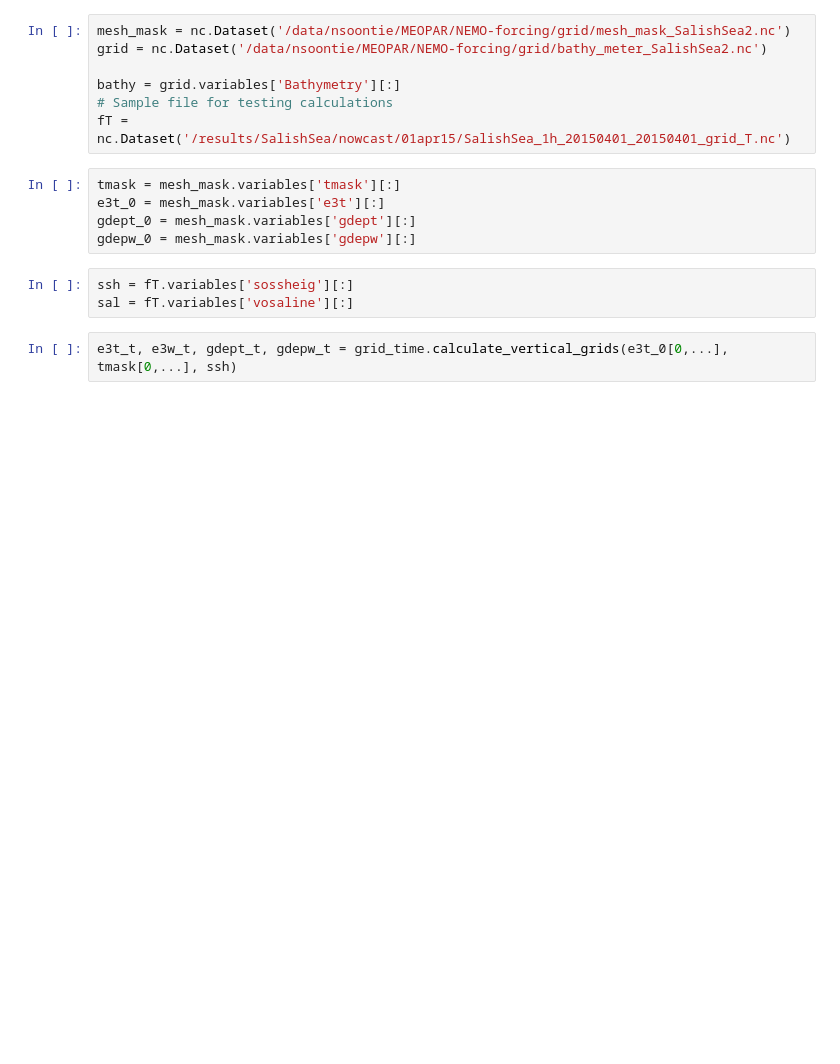
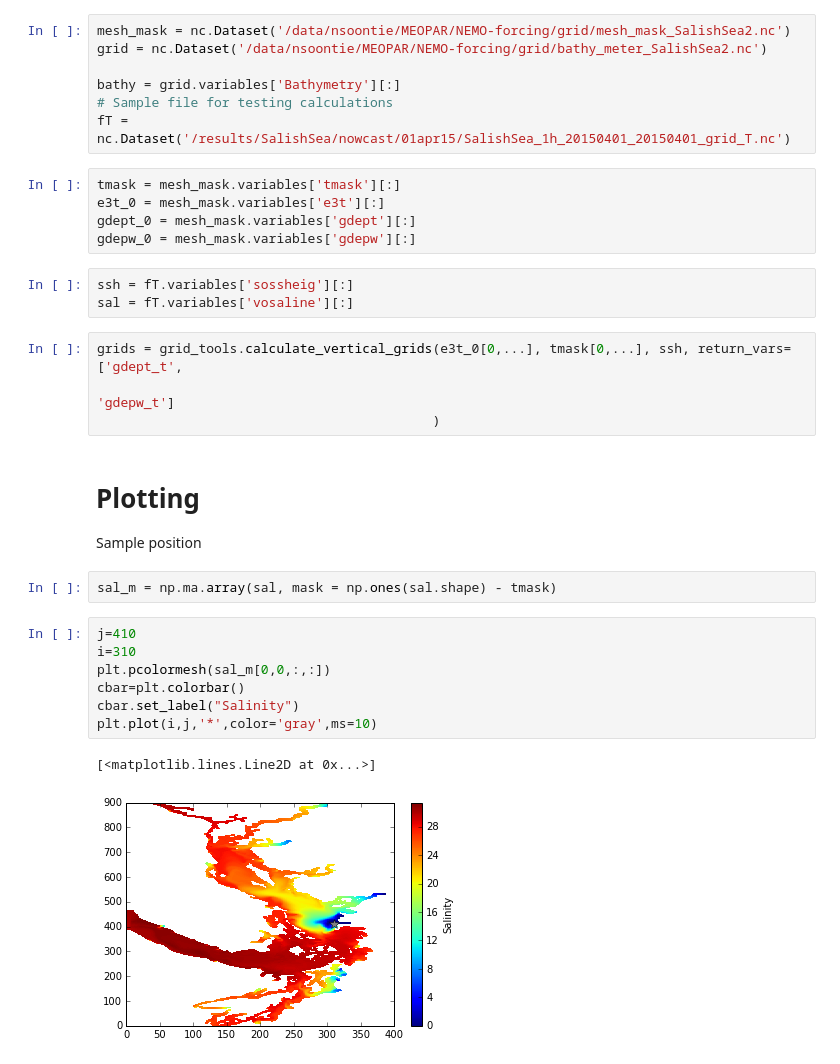
Before and after one commit to SalishSeaCast/analysis-nancy, a Jupyter notebook: notebooks/energy_flux/Plotting with time dependent depths.ipynb, the cells around one changed output. Cells and saved outputs as stored; diff of their text form; blank space fills up the shorter version.

```diff
--- a/notebooks/energy_flux/Plotting with time dependent depths.ipynb
+++ b/notebooks/energy_flux/Plotting with time dependent depths.ipynb
@@ -28,5 +26,22 @@ gdepw_0 = mesh_mask.variables['gdepw'][:]
 ssh = fT.variables['sossheig'][:]
 sal = fT.variables['vosaline'][:]
 # %%
-e3t_t, e3w_t, gdept_t, gdepw_t = grid_time.calculate_vertical_grids(e3t_0[0,...], tmask[0,...], ssh)
+grids = grid_tools.calculate_vertical_grids(e3t_0[0,...], tmask[0,...], ssh, return_vars=['gdept_t',
+                                                                                          'gdepw_t']
+                                           )
+# %% [markdown]
+# Plotting
+Sample position
+# %%
+sal_m = np.ma.array(sal, mask = np.ones(sal.shape) - tmask)
+# %%
+j=410
+i=310
+plt.pcolormesh(sal_m[0,0,:,:])
+cbar=plt.colorbar()
+cbar.set_label("Salinity")
+plt.plot(i,j,'*',color='gray',ms=10)
+# %% [output]
+[<matplotlib.lines.Line2D at 0x...>]
+[figure, added]
 # %% [markdown]
```
Also changed, not shown: parts of 10 cells of this notebook, 3 other files.
